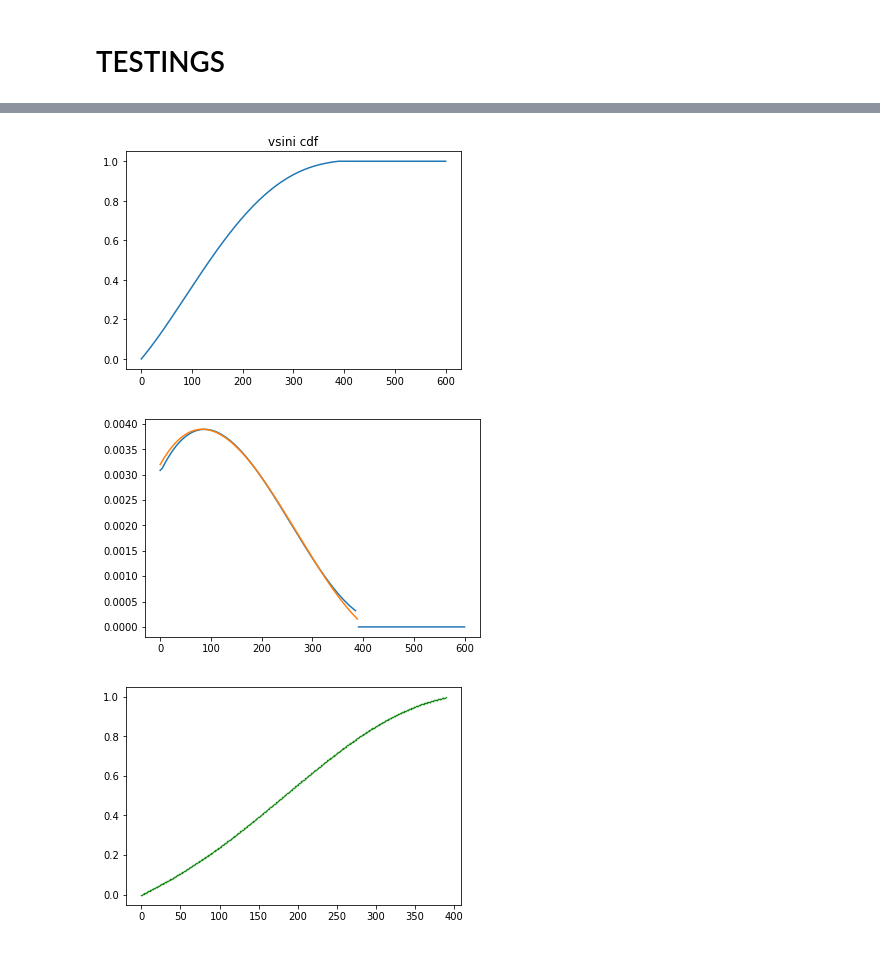
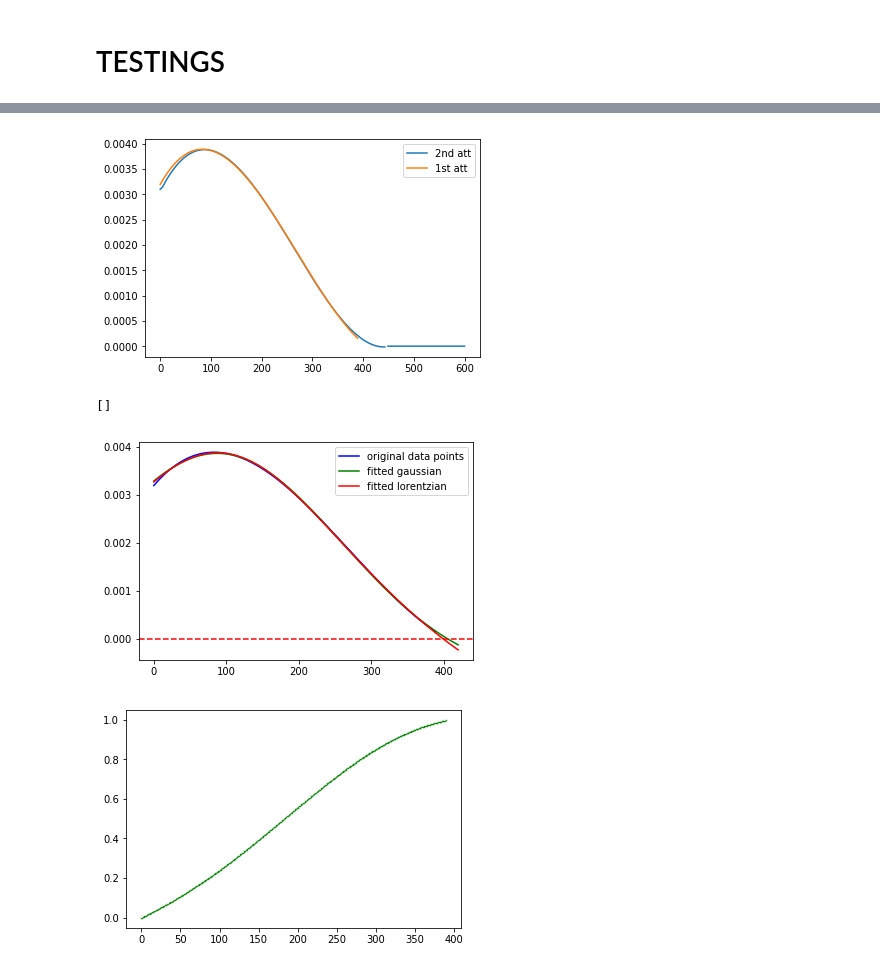
Before and after one commit to s6behast/internship, a Jupyter notebook: python_code/pop_synthesis/Rot-Dist-DeconvolverUPDATED.ipynb, the cells around one changed output, grey strips where cells are left out. Drawn from its saved outputs; the diff is of its cells as text; code cells hidden in the pictures.

Commit message:
cdf almost fitted correctly, need to follow through

```diff
--- a/python_code/pop_synthesis/Rot-Dist-DeconvolverUPDATED.ipynb
+++ b/python_code/pop_synthesis/Rot-Dist-DeconvolverUPDATED.ipynb
@@ -311,7 +338,7 @@ print yf
 #plt.plot(xx, poly(xx), '-')
 #plt.show()
 
-xf=[0,df['vsini'].max()]
+xf=[0,df['vsini'].max()*1.15]
 yf=[0,1]
 
 
@@ -319,14 +346,15 @@ yf=[0,1]
 r=polyfit_with_fixed_points(4, np.array(df['vsini']), np.array(q) , xf, yf)
 poly = np.polynomial.Polynomial(r)
 
-xx = np.linspace(0, df['vsini'].max(), 100)
+xx = np.linspace(0, df['vsini'].max()*1.15, 100)
 plt.plot(xx, poly(xx), '-')
+plt.plot(df['vsini'], q, '.', markersize=4)
+#plt.plot(xx, Cdf_vsini(xx), label='vsini')
+plt.plot(xf, yf, 'ro')
 
-plt.plot(xx, Pdf_vsini(xx), label='vsini')
-plt.plot(xf, yf, 'ro')
 plt.show()
 
-print poly(df['vsini'].max())
+print poly(xx.max())
 # %% [output]
 <type 'numpy.ndarray'>
 <type 'numpy.ndarray'>
@@ -337,29 +365,47 @@ print poly(df['vsini'].max())
 # %%
 %matplotlib inline
 p_tail=np.poly1d(1)
 tail_vals= np.linspace(xx[-1], 600, 100)
-#plt.plot(tail_vals, p_tail(tail_vals))
 
-#plt.plot(xx, poly(xx), '-')
-
-
-#plt.show()
 
 vsini_cdf= np.append(poly(xx), p_tail(tail_vals))
 vsini_vals= np.append((xx), (tail_vals))
 
-plt.plot(vsini_vals, vsini_cdf)
-plt.title('vsini cdf')
-plt.show()
 
 vsini_pdf= np.gradient(vsini_cdf, vsini_vals)
-plt.plot(vsini_vals, vsini_pdf)
-plt.plot(x_vals, Pdf_vsini(x_vals), label='vsini')
-
+plt.plot(vsini_vals, vsini_pdf, label='2nd att')
+plt.plot(x_vals, Pdf_vsini(x_vals), label='1st att')
+plt.legend()
 plt.show()
 # %% [output]
-[figure, old version]
+[figure, new version]
-[figure, removed]
+# %%
+from scipy.optimize import curve_fit # we're importing just this one function from scipy.optimize
+
+guess_g= [100, 100,0,0.004] #for gaussian
+guess_l= [100,0,50,0.004] #for lorenzian
+guess_c= [100,100] #for cauchy
+popt,pcov = curve_fit(gaussian,x_vals, Pdf_vsini(x_vals),p0=guess_g)
+popt_l,pcov_l = curve_fit(lorentz,x_vals, Pdf_vsini(x_vals),p0=guess_l)
+popt_c,pcov_c = curve_fit(cauchy,x_vals, Pdf_vsini(x_vals),p0=guess_c)
+
+x_vals2=np.linspace(0,420,100)
+y_lorentz=lorentz(x_vals2,popt_l[0],popt_l[1],popt_l[2],popt_l[3])
+y_gauss= gaussian(x_vals2,popt[0],popt[1],popt[2],popt[3]) #input the xdata and calculated parameters into the gaussian function
+y_cauchy= cauchy(x_vals2, popt_c[0], popt_c[1])
+
+#plot the graph
+plt.plot(x_vals, Pdf_vsini(x_vals), 'b-', label='original data points') #plot original data
+plt.plot(x_vals2,y_gauss, 'g-', label='fitted gaussian') # plot fitted gaussian
+plt.plot(x_vals2,y_lorentz, 'r-', label='fitted lorentzian') # plot fitted gaussian
+#plt.plot(x_vals2,y_cauchy, 'y-', label='fitted cauchy') # plot fitted gaussian
+
+plt.axhline(0, color='r', linestyle='--')
+plt.legend()
+plt.plot()
+# %% [output]
+[]
+[figure, added]
 # %%
 # do deconvolution according to https://www.aanda.org/articles/aa/pdf/2014/05/aa23344-13.pdf
 
```
Also changed, not shown: parts of 4 cells of this notebook.
